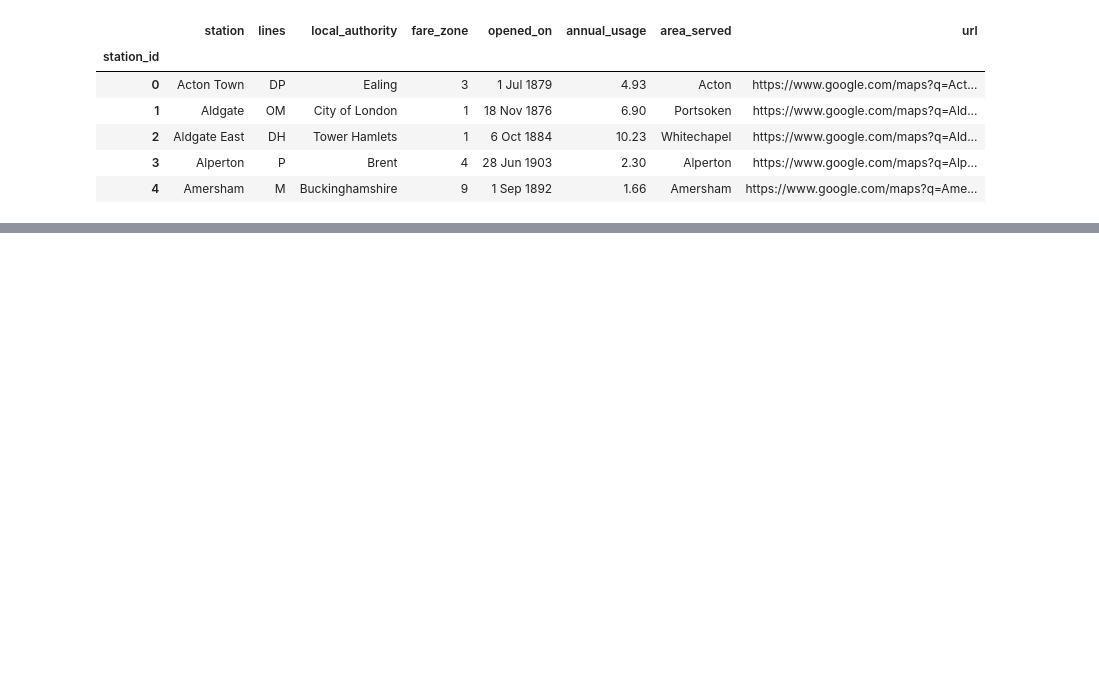
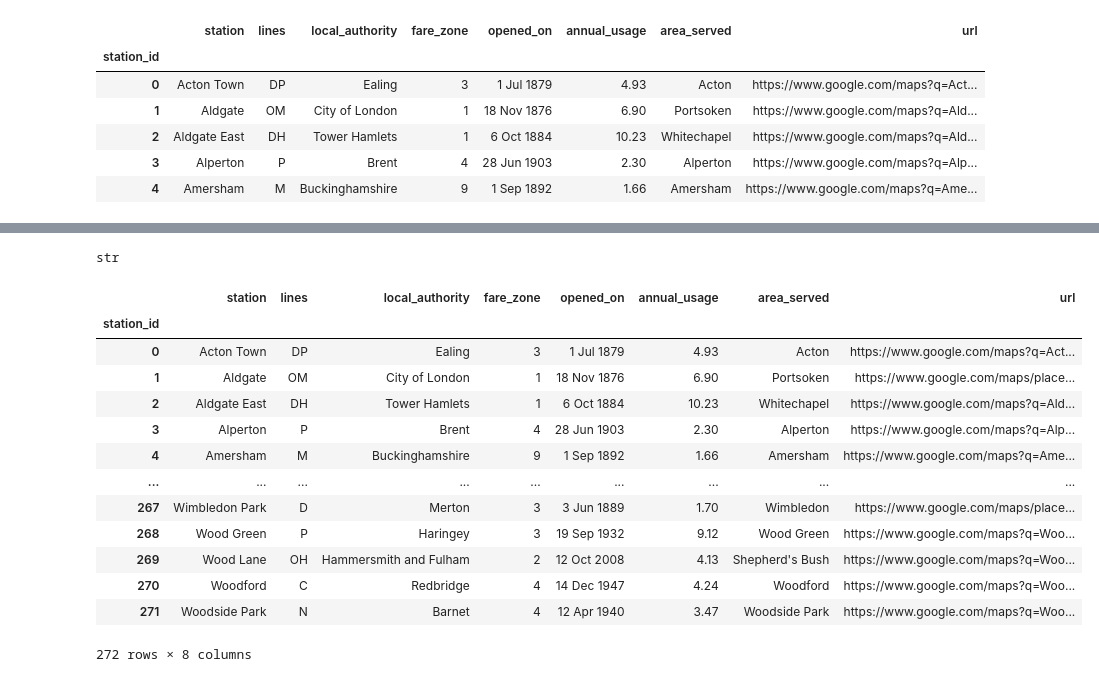
Before and after one commit to nitish-sadhu/tfl_project, a Jupyter notebook: proeprocessing.ipynb, the cells around one changed output, grey strips where cells are left out. Cells and saved outputs as stored; diff of their text form; code cells hidden in the pictures; blank space fills up the shorter version.

```diff
--- a/proeprocessing.ipynb
+++ b/proeprocessing.ipynb
@@ -192,0 +184,23 @@ test_df.head()
+# %%
+# creating a connection with database
+conn = psycopg2.connect(
+    database='tfl_database',
+    user='postgres',
+    password='Hemanthkumar#1',
+    host='localhost',
+    port='5432'
+)
+# %%
+# creating a cursor object
+cursor = conn.cursor()
+# %%
+# executing the script
+cursor.execute('SELECT * FROM underground_stations')
+
+# fetching the table
+table = cursor.fetchall()
+
+station_df = pd.DataFrame(table)
+station_df.columns = ['station_id', 'station', 'lines', 'local_authority', 'fare_zone', 'opened_on', 'annual_usage', 'area_served', 'url']
+station_df.set_index('station_id', inplace=True)
+station_df.head()
@@ -192,0 +215,21 @@ test_df.head()
+# %%
+type(station_df['opened_on'][1])
+# %% [output]
+str
+# %%
+station_df.sort_index(axis=0)
+# %% [output]
+|  | station | lines | local_authority | fare_zone | opened_on | annual_usage | area_served | url |
+| station_id |  |  |  |  |  |  |  |  |
+| 0 | Acton Town | DP | Ealing | 3 | 1 Jul 1879 | 4.93 | Acton | https://www.google.com/maps?q=Act... |
+| 1 | Aldgate | OM | City of London | 1 | 18 Nov 1876 | 6.90 | Portsoken | https://www.google.com/maps/place... |
+| 2 | Aldgate East | DH | Tower Hamlets | 1 | 6 Oct 1884 | 10.23 | Whitechapel | https://www.google.com/maps?q=Ald... |
+| 3 | Alperton | P | Brent | 4 | 28 Jun 1903 | 2.30 | Alperton | https://www.google.com/maps?q=Alp... |
+| 4 | Amersham | M | Buckinghamshire | 9 | 1 Sep 1892 | 1.66 | Amersham | https://www.google.com/maps?q=Ame... |
+| ... | ... | ... | ... | ... | ... | ... | ... | ... |
+| 267 | Wimbledon Park | D | Merton | 3 | 3 Jun 1889 | 1.70 | Wimbledon | https://www.google.com/maps/place... |
+| 268 | Wood Green | P | Haringey | 3 | 19 Sep 1932 | 9.12 | Wood Green | https://www.google.com/maps?q=Woo... |
+| 269 | Wood Lane | OH | Hammersmith and Fulham | 2 | 12 Oct 2008 | 4.13 | Shepherd's Bush | https://www.google.com/maps?q=Woo... |
+| 270 | Woodford | C | Redbridge | 4 | 14 Dec 1947 | 4.24 | Woodford | https://www.google.com/maps?q=Woo... |
+| 271 | Woodside Park | N | Barnet | 4 | 12 Apr 1940 | 3.47 | Woodside Park | https://www.google.com/maps?q=Woo... |
+272 rows × 8 columns
```
Also changed, not shown: parts of 12 cells of this notebook.
